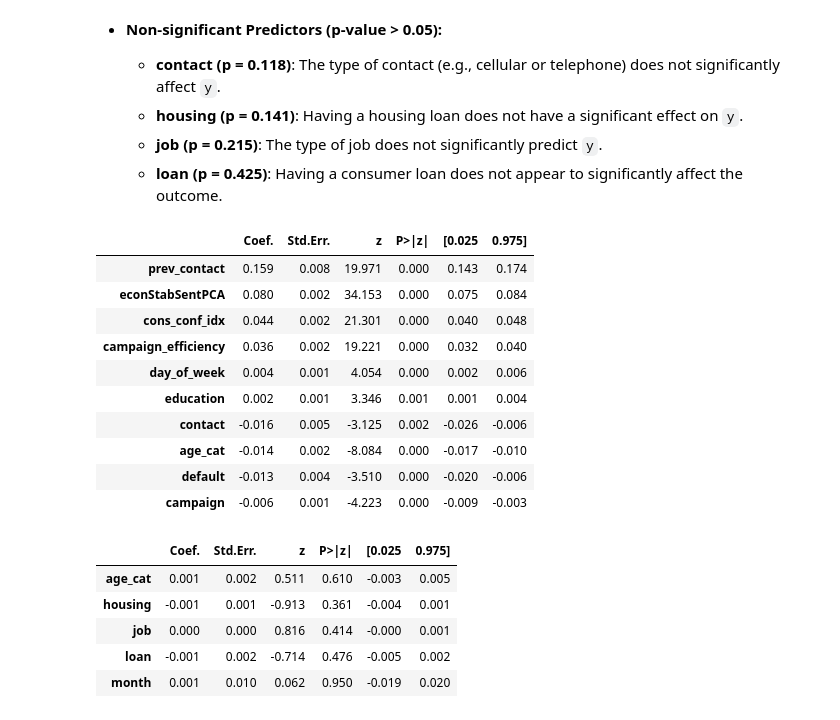
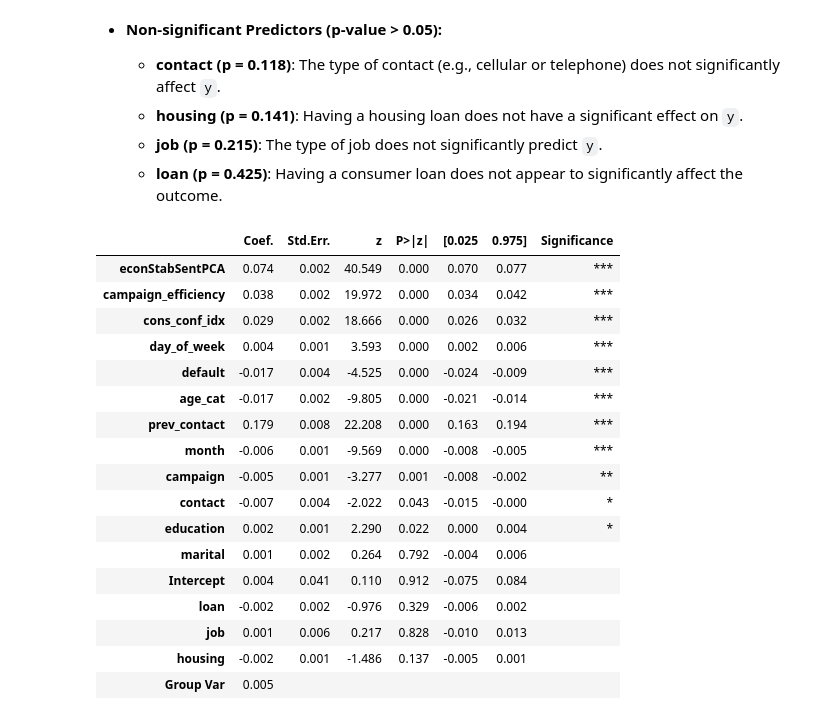
Before and after one commit to SarcasticMatrix/ml-python, a Jupyter notebook: Additional analysis.ipynb, the cells around one changed output. Cells and saved outputs as stored; diff of their text form; code cells hidden in the pictures.

```diff
--- a/Additional analysis.ipynb
+++ b/Additional analysis.ipynb
@@ -61,14 +61,18 @@ for col in data4analysis.select_dtypes(include='category').columns:
 data4analysis.columns = data4analysis.columns.str.replace('.', '_')
 # %%
 def add_stars(val):
-    if val < 0.001:
-        return '***'
-    elif val < 0.01:
-        return '**'
-    elif val < 0.05:
-        return '*'
-    else:
-        return ''
+    try:
+        val=float(val)
+        if val < 0.001:
+            return '***'
+        elif val < 0.01:
+            return '**'
+        elif val < 0.05:
+            return '*'
+        else:
+            return ''
+    except ValueError:
+        return val
 # %%
 
 data_anova = data4analysis.copy()
@@ -117,26 +121,34 @@ anova_table.sort_values(by='Significance', ascending=False)
 # %%
 from statsmodels.formula.api import mixedlm
 
 cols_to_normalize = data4analysis.select_dtypes(include=['float64', 'int64']).columns
 
 scaler = StandardScaler()
 data4analysis[cols_to_normalize] = scaler.fit_transform(data4analysis[cols_to_normalize])
 
 model = mixedlm('y ~ '+'+'.join(data4analysis.columns.difference(['y'])),
-                data4analysis, groups=data4analysis['month'])
+                data4analysis, groups=data4analysis['job'])
 result = model.fit()
 
-seginficant_mlm=result.summary().tables[1].loc[lambda df: df['P>|z|'].replace('',None).astype(float) < 0.05].sort_values(by=['Coef.'], ascending=False)
-seginficant_mlm
+mixedlm_table=result.summary().tables[1]
+mixedlm_table['Significance'] = result.summary().tables[1]['P>|z|'].apply(add_stars)
+mixedlm_table.sort_values(by='Significance', ascending=False)
 # %% [output]
-|  | Coef. | Std.Err. | z | P>|z| | [0.025 | 0.975] |
-| prev_contact | 0.159 | 0.008 | 19.971 | 0.000 | 0.143 | 0.174 |
-| econStabSentPCA | 0.080 | 0.002 | 34.153 | 0.000 | 0.075 | 0.084 |
-| cons_conf_idx | 0.044 | 0.002 | 21.301 | 0.000 | 0.040 | 0.048 |
-| campaign_efficiency | 0.036 | 0.002 | 19.221 | 0.000 | 0.032 | 0.040 |
-| day_of_week | 0.004 | 0.001 | 4.054 | 0.000 | 0.002 | 0.006 |
-| education | 0.002 | 0.001 | 3.346 | 0.001 | 0.001 | 0.004 |
-| contact | -0.016 | 0.005 | -3.125 | 0.002 | -0.026 | -0.006 |
-| age_cat | -0.014 | 0.002 | -8.084 | 0.000 | -0.017 | -0.010 |
-| default | -0.013 | 0.004 | -3.510 | 0.000 | -0.020 | -0.006 |
-| campaign | -0.006 | 0.001 | -4.223 | 0.000 | -0.009 | -0.003 |
+|  | Coef. | Std.Err. | z | P>|z| | [0.025 | 0.975] | Significance |
+| econStabSentPCA | 0.074 | 0.002 | 40.549 | 0.000 | 0.070 | 0.077 | *** |
+| campaign_efficiency | 0.038 | 0.002 | 19.972 | 0.000 | 0.034 | 0.042 | *** |
+| cons_conf_idx | 0.029 | 0.002 | 18.666 | 0.000 | 0.026 | 0.032 | *** |
+| day_of_week | 0.004 | 0.001 | 3.593 | 0.000 | 0.002 | 0.006 | *** |
+| default | -0.017 | 0.004 | -4.525 | 0.000 | -0.024 | -0.009 | *** |
+| age_cat | -0.017 | 0.002 | -9.805 | 0.000 | -0.021 | -0.014 | *** |
+| prev_contact | 0.179 | 0.008 | 22.208 | 0.000 | 0.163 | 0.194 | *** |
+| month | -0.006 | 0.001 | -9.569 | 0.000 | -0.008 | -0.005 | *** |
+| campaign | -0.005 | 0.001 | -3.277 | 0.001 | -0.008 | -0.002 | ** |
+| contact | -0.007 | 0.004 | -2.022 | 0.043 | -0.015 | -0.000 | * |
+| education | 0.002 | 0.001 | 2.290 | 0.022 | 0.000 | 0.004 | * |
+| marital | 0.001 | 0.002 | 0.264 | 0.792 | -0.004 | 0.006 |  |
+| Intercept | 0.004 | 0.041 | 0.110 | 0.912 | -0.075 | 0.084 |  |
+| loan | -0.002 | 0.002 | -0.976 | 0.329 | -0.006 | 0.002 |  |
+| job | 0.001 | 0.006 | 0.217 | 0.828 | -0.010 | 0.013 |  |
+| housing | -0.002 | 0.001 | -1.486 | 0.137 | -0.005 | 0.001 |  |
+| Group Var | 0.005 |  |  |  |  |  |  |
@@ -152,9 +154,0 @@ result
-# %%
-result.summary().tables[1].loc[lambda df: df['P>|z|'].apply(lambda x: x.strip() != '')].loc[lambda df: df['P>|z|'].astype(float) > 0.05]
-# %% [output]
-|  | Coef. | Std.Err. | z | P>|z| | [0.025 | 0.975] |
-| age_cat | 0.001 | 0.002 | 0.511 | 0.610 | -0.003 | 0.005 |
-| housing | -0.001 | 0.001 | -0.913 | 0.361 | -0.004 | 0.001 |
-| job | 0.000 | 0.000 | 0.816 | 0.414 | -0.000 | 0.001 |
-| loan | -0.001 | 0.002 | -0.714 | 0.476 | -0.005 | 0.002 |
-| month | 0.001 | 0.010 | 0.062 | 0.950 | -0.019 | 0.020 |
```
Also changed, not shown: parts of 5 cells of this notebook.
